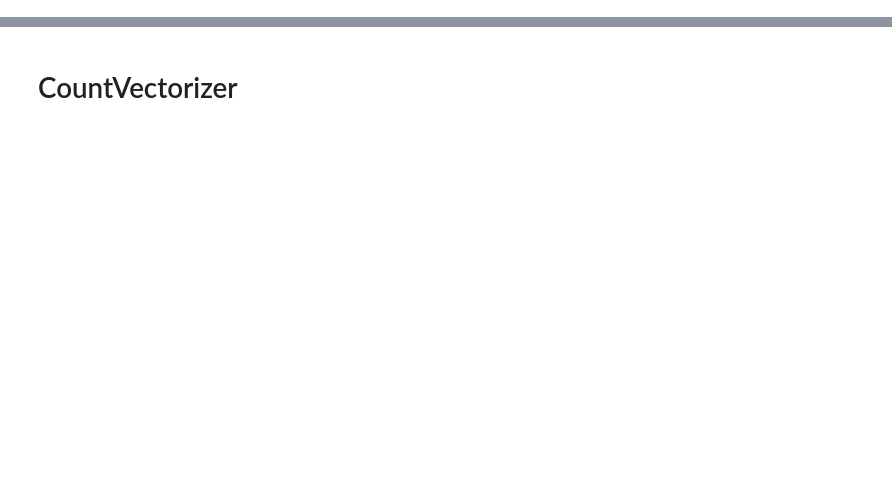
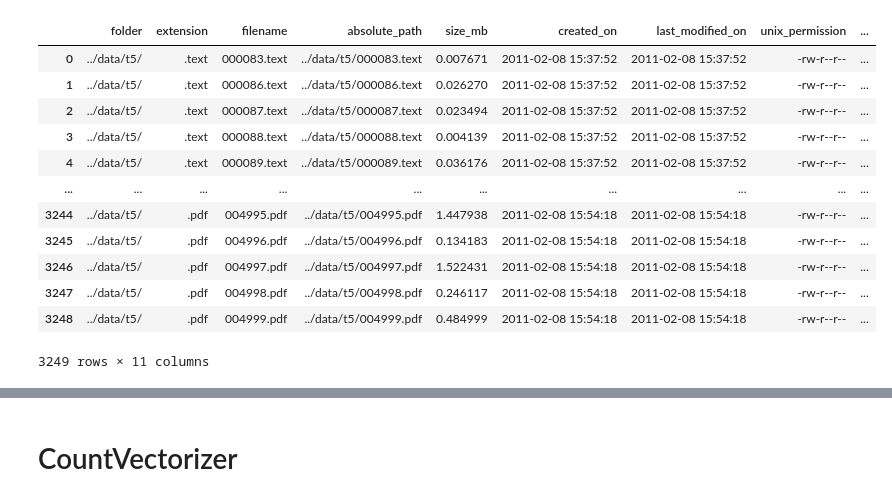
Before and after one commit to sizigia/controlledchaos, a Jupyter notebook: notebooks/4_Topic_Modeling.ipynb, the cells around one changed output, grey strips where cells are left out. Cells and saved outputs as stored; diff of their text form; code cells hidden in the pictures; blank space fills up the shorter version.

```diff
--- a/notebooks/4_Topic_Modeling.ipynb
+++ b/notebooks/4_Topic_Modeling.ipynb
@@ -8,4 +10,19 @@ from sklearn.feature_extraction.text import CountVectorizer, TfidfVectorizer
 from sklearn.model_selection import GridSearchCV
 from sklearn.utils.extmath import randomized_svd
 # %%
-df = df.read_csv('../data/lem_stem_text.csv')
+df = pd.read_csv('../data/lem_stem_text.csv')
+df
+# %% [output]
+|  | folder | extension | filename | absolute_path | size_mb | created_on | last_modified_on | unix_permission | ... |
+| 0 | ../data/t5/ | .text | 000083.text | ../data/t5/000083.text | 0.007671 | 2011-02-08 15:37:52 | 2011-02-08 15:37:52 | -rw-r--r-- | ... |
+| 1 | ../data/t5/ | .text | 000086.text | ../data/t5/000086.text | 0.026270 | 2011-02-08 15:37:52 | 2011-02-08 15:37:52 | -rw-r--r-- | ... |
+| 2 | ../data/t5/ | .text | 000087.text | ../data/t5/000087.text | 0.023494 | 2011-02-08 15:37:52 | 2011-02-08 15:37:52 | -rw-r--r-- | ... |
+| 3 | ../data/t5/ | .text | 000088.text | ../data/t5/000088.text | 0.004139 | 2011-02-08 15:37:52 | 2011-02-08 15:37:52 | -rw-r--r-- | ... |
+| 4 | ../data/t5/ | .text | 000089.text | ../data/t5/000089.text | 0.036176 | 2011-02-08 15:37:52 | 2011-02-08 15:37:52 | -rw-r--r-- | ... |
+| ... | ... | ... | ... | ... | ... | ... | ... | ... | ... |
+| 3244 | ../data/t5/ | .pdf | 004995.pdf | ../data/t5/004995.pdf | 1.447938 | 2011-02-08 15:54:18 | 2011-02-08 15:54:18 | -rw-r--r-- | ... |
+| 3245 | ../data/t5/ | .pdf | 004996.pdf | ../data/t5/004996.pdf | 0.134183 | 2011-02-08 15:54:18 | 2011-02-08 15:54:18 | -rw-r--r-- | ... |
+| 3246 | ../data/t5/ | .pdf | 004997.pdf | ../data/t5/004997.pdf | 1.522431 | 2011-02-08 15:54:18 | 2011-02-08 15:54:18 | -rw-r--r-- | ... |
+| 3247 | ../data/t5/ | .pdf | 004998.pdf | ../data/t5/004998.pdf | 0.246117 | 2011-02-08 15:54:18 | 2011-02-08 15:54:18 | -rw-r--r-- | ... |
+| 3248 | ../data/t5/ | .pdf | 004999.pdf | ../data/t5/004999.pdf | 0.484999 | 2011-02-08 15:54:18 | 2011-02-08 15:54:18 | -rw-r--r-- | ... |
+3249 rows × 11 columns
```
Also changed, not shown: parts of 14 cells of this notebook, 24 other files.
